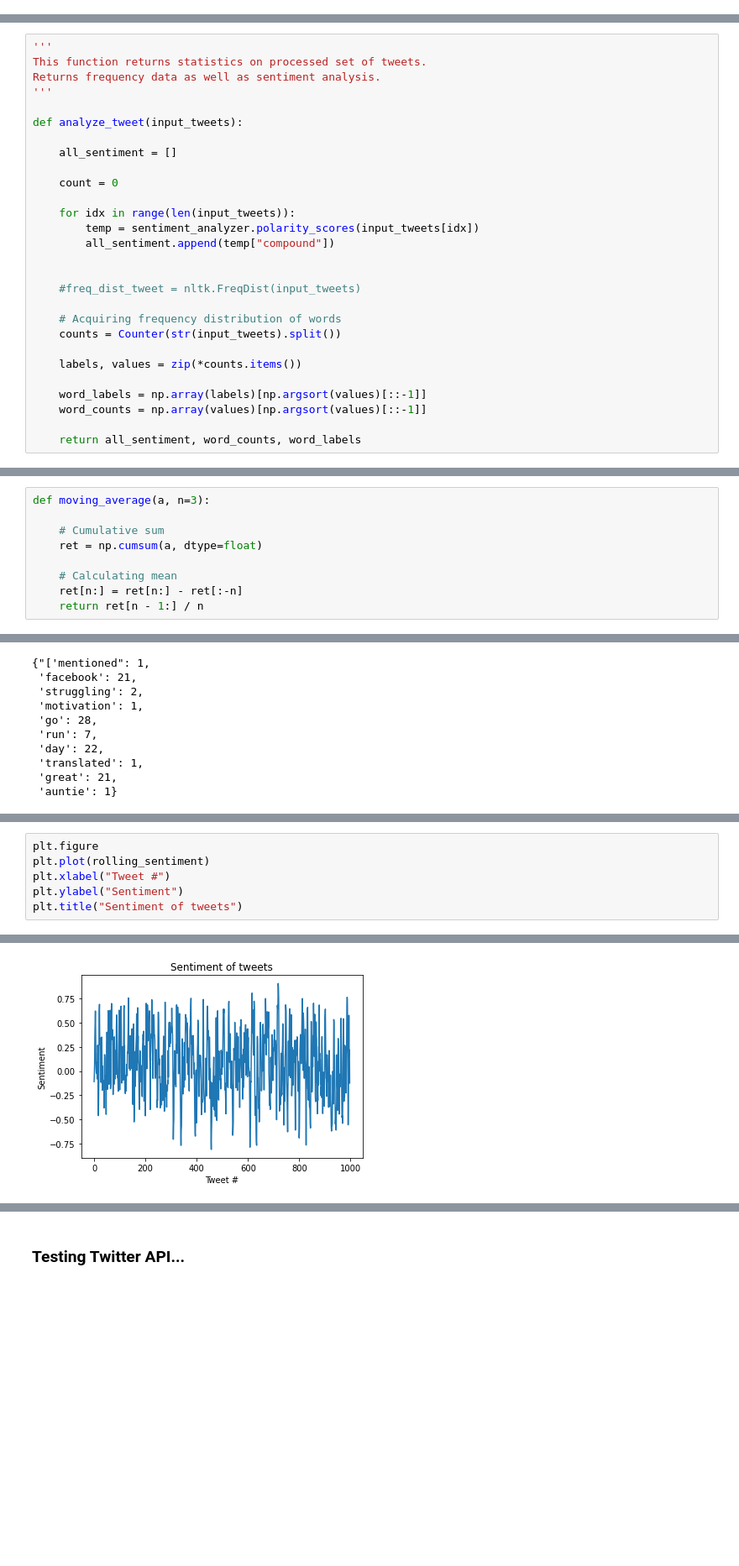
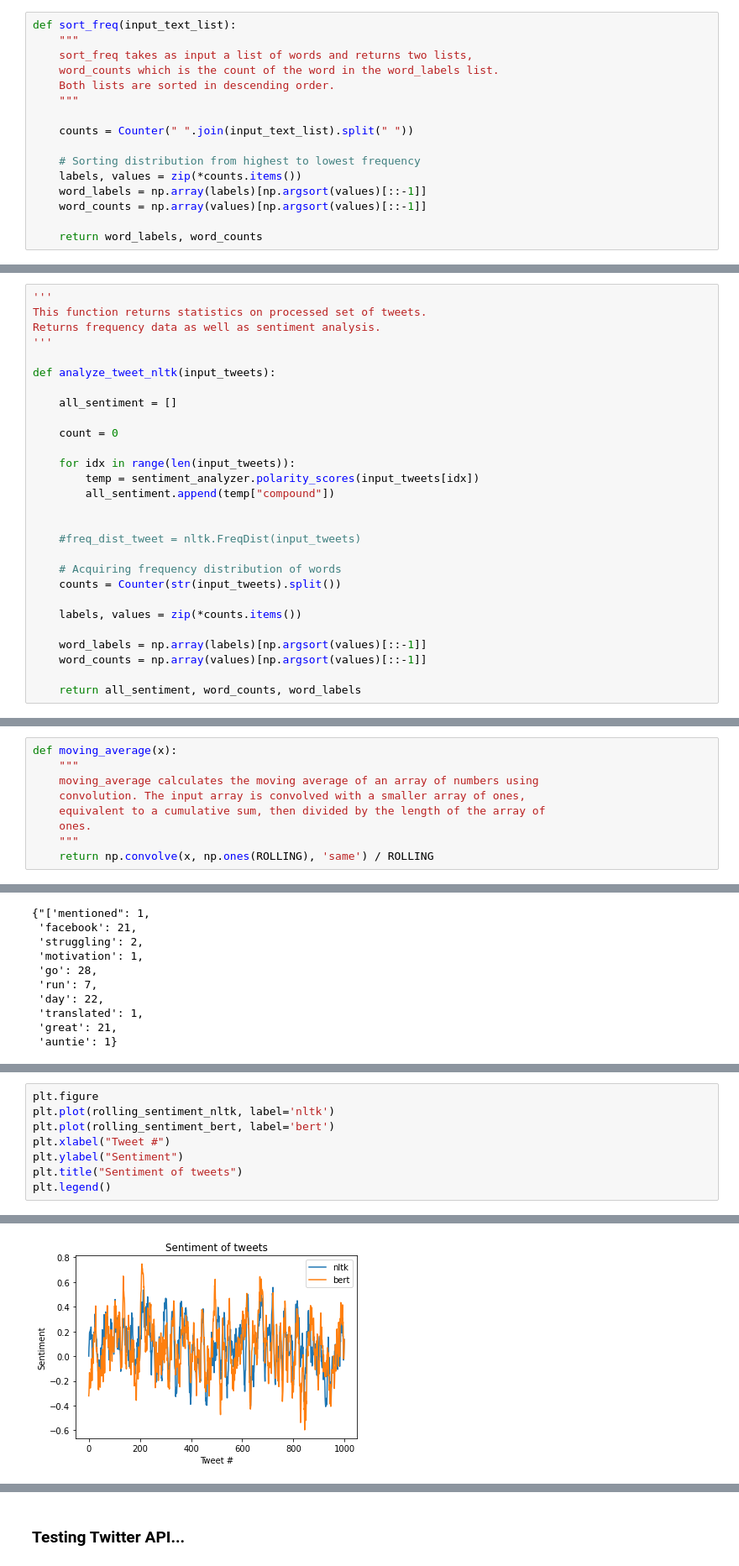
Before and after one commit to mustafa-tariqk/sentiment-trends, a Jupyter notebook: layale.ipynb, the cells around one changed output, grey strips where cells are left out. Shown: that part at 84% size. Cells and saved outputs as stored; diff of their text form; blank space fills up the shorter version.

```diff
--- a/layale.ipynb
+++ b/layale.ipynb
@@ -76 +135,17 @@ def clean_tweet(tweet):
+# %%
+def sort_freq(input_text_list):
+    """
+    sort_freq takes as input a list of words and returns two lists,
+    word_counts which is the count of the word in the word_labels list.
+    Both lists are sorted in descending order.
+    """
+
+    counts = Counter(" ".join(input_text_list).split(" "))
+
+    # Sorting distribution from highest to lowest frequency
+    labels, values = zip(*counts.items())
+    word_labels = np.array(labels)[np.argsort(values)[::-1]]
+    word_counts = np.array(values)[np.argsort(values)[::-1]]
+
+    return word_labels, word_counts
 # %% [markdown]
@@ -84,7 +159,7 @@ This function returns statistics on processed set of tweets.
 Returns frequency data as well as sentiment analysis.
 '''
 
-def analyze_tweet(input_tweets):
+def analyze_tweet_nltk(input_tweets):
 
     all_sentiment = []
 
@@ -138,12 +262,12 @@ def collect_data(keyword,api):
-# %%
-def moving_average(a, n=3):
-
-    # Cumulative sum
-    ret = np.cumsum(a, dtype=float)
-
-    # Calculating mean
-    ret[n:] = ret[n:] - ret[:-n]
-    return ret[n - 1:] / n
+# %%
+def moving_average(x):
+    """
+    moving_average calculates the moving average of an array of numbers using
+    convolution. The input array is convolved with a smaller array of ones,
+    equivalent to a cumulative sum, then divided by the length of the array of
+    ones.
+    """
+    return np.convolve(x, np.ones(ROLLING), 'same') / ROLLING
 # %% [markdown]
 <h4> Example of <code> clean_tweet </code> function
 # %%
@@ -263,7 +454,9 @@ True neutral rate: 0.86
 # %%
 plt.figure
-plt.plot(rolling_sentiment)
+plt.plot(rolling_sentiment_nltk, label='nltk')
+plt.plot(rolling_sentiment_bert, label='bert')
 plt.xlabel("Tweet #")
 plt.ylabel("Sentiment")
 plt.title("Sentiment of tweets")
+plt.legend()
 # %% [output]
@@ -271,4 +464,4 @@ Text(0.5, 1.0, 'Sentiment of tweets')
-[figure, old version]
+[figure, new version]
 # %%
 plt.figure
 plt.bar(word_labels[0:10],word_counts[0:10])
```
Also changed, not shown: parts of 36 cells of this notebook.
